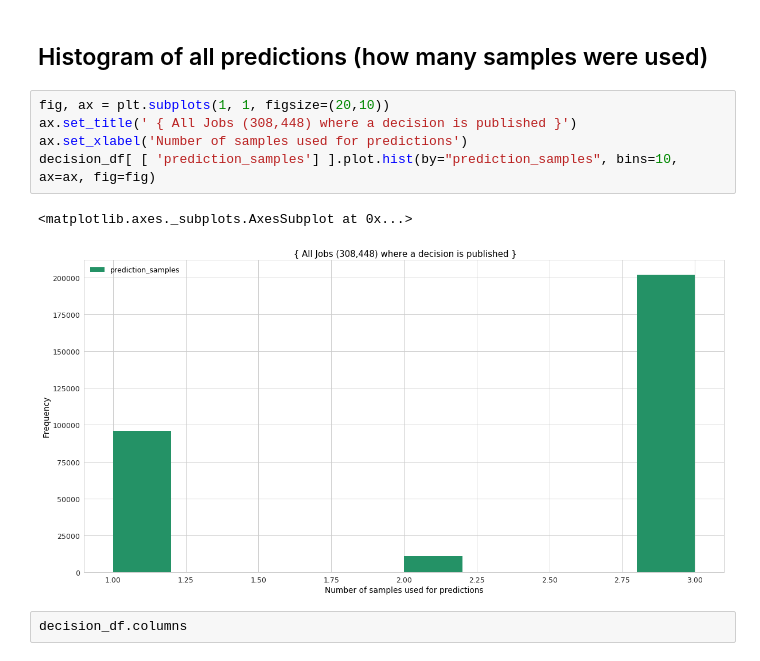
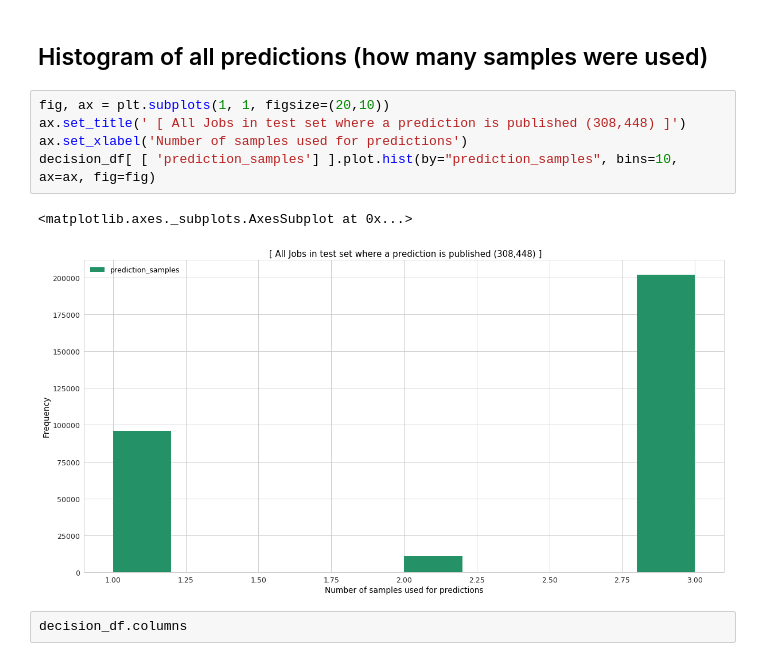
Before and after one commit to words-sdsc/DeepLearning4FaultTolerantWorkflows, a Jupyter notebook: from_kubernetes/verify_tstep1_test/Layer 2 [3-B] [Histo] [ Job Level Predictions ] [ Read File - Predict ] - Threshold based prediction.ipynb, the cells around one changed output. Saved outputs shown, nothing was run; the diff lists cells and outputs as text.

Commit message:
Histograms

```diff
--- a/from_kubernetes/verify_tstep1_test/Layer 2 [3-B] [Histo] [ Job Level Predictions ] [ Read File - Predict ] - Threshold based prediction.ipynb
+++ b/from_kubernetes/verify_tstep1_test/Layer 2 [3-B] [Histo] [ Job Level Predictions ] [ Read File - Predict ] - Threshold based prediction.ipynb
@@ -495,12 +495,12 @@ matplotlib.rcParams.update({'text.color' : "black",
 ## Histogram of all predictions (how many samples were used)
 # %%
 fig, ax = plt.subplots(1, 1, figsize=(20,10))
-ax.set_title(' { All Jobs (308,448) where a decision is published }')
+ax.set_title(' [ All Jobs in test set where a prediction is published (308,448) ]')
 ax.set_xlabel('Number of samples used for predictions')
 decision_df[ [ 'prediction_samples'] ].plot.hist(by="prediction_samples", bins=10, ax=ax, fig=fig)
 # %% [output]
 <matplotlib.axes._subplots.AxesSubplot at 0x...>
-[figure, old version]
+[figure, new version]
 # %%
 decision_df.columns
 # %% [output]
```
Also changed, not shown: parts of 5 cells of this notebook, 4 other files.
